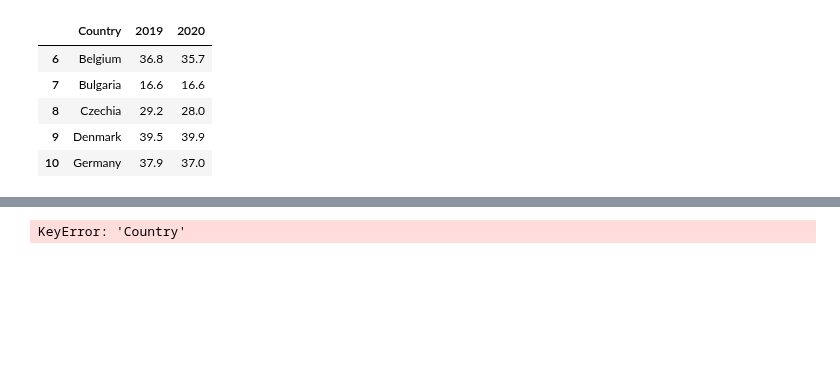
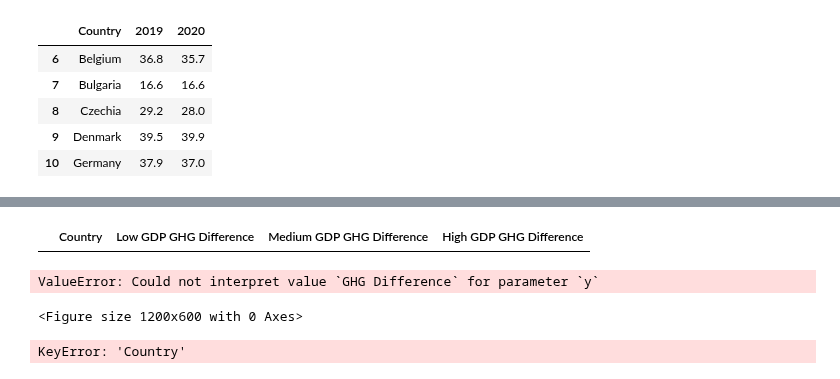
Before and after one commit to HHappy7/TIL6010-GroupProject, a Jupyter notebook: GroupProject-Layout2.ipynb, the cells around one changed output, grey strips where cells are left out. Drawn from its saved outputs; the diff is of its cells as text; code cells hidden in the pictures; blank space fills up the shorter version.

Commit message:
lise_sunday

```diff
--- a/GroupProject-Layout2.ipynb
+++ b/GroupProject-Layout2.ipynb
@@ -512 +625,57 @@ KeyError: 'Country'
+# %%
+#old code from lise, this doesnt work but dont want to delete it just yet haha
+
+# Maak lege lijsten voor elk GHG emissieverschil in de categorieën
+low_gdp_ghg_difference = []
+medium_gdp_ghg_difference = []
+high_gdp_ghg_difference = []
+
+# Ga door elk land en GHG emissieverschil en wijs deze toe aan de juiste categorie
+for country, difference in zip(filtered_countries2, difference):
+    if country in low_gdp_countries:
+        low_gdp_ghg_difference.append(ghg_diff)
+        medium_gdp_ghg_difference.append(None)  # Vul de andere categorieën met None
+        high_gdp_ghg_difference.append(None)
+    elif country in medium_gdp_countries:
+        low_gdp_ghg_difference.append(None)
+        medium_gdp_ghg_difference.append(ghg_diff)
+        high_gdp_ghg_difference.append(None)
+    elif country in high_gdp_countries:
+        low_gdp_ghg_difference.append(None)
+        medium_gdp_ghg_difference.append(None)
+        high_gdp_ghg_difference.append(ghg_diff)
+
+# Creëer een DataFrame met de gegevens
+dataframe_new = pd.DataFrame({
+    'Country': filtered_countries2,
+    'Low GDP GHG Difference': low_gdp_ghg_difference,
+    'Medium GDP GHG Difference': medium_gdp_ghg_difference,
+    'High GDP GHG Difference': high_gdp_ghg_difference
+})
+# %%
+dataframe_new.head(5)
+# %% [output]
+|  | Country | Low GDP GHG Difference | Medium GDP GHG Difference | High GDP GHG Difference |
+# %%
+#old code from lise, this doesnt work but dont want to delete it just yet haha
+import seaborn as sns
+import matplotlib.pyplot as plt
+
+# Creëer de scatterplot
+plt.figure(figsize=(12, 6))
+sns.scatterplot(data=dataframe_new, x=gdp_2020, y='GHG Difference', hue='GDP Category', palette='Set1', s=100)
+
+# Voeg labels en titel toe
+plt.xlabel('GDP (2020)')
+plt.ylabel('GHG Difference')
+plt.title('Scatterplot van GDP en GHG Difference per categorie')
+
+# Toon de legende
+plt.legend(title='GDP Category')
+
+# Laat de plot zien
+plt.show()
+# %% [output]
+ValueError: Could not interpret value `GHG Difference` for parameter `y`
+<Figure size 1200x600 with 0 Axes>
 # %%
```
Also changed, not shown: parts of 8 cells of this notebook.
